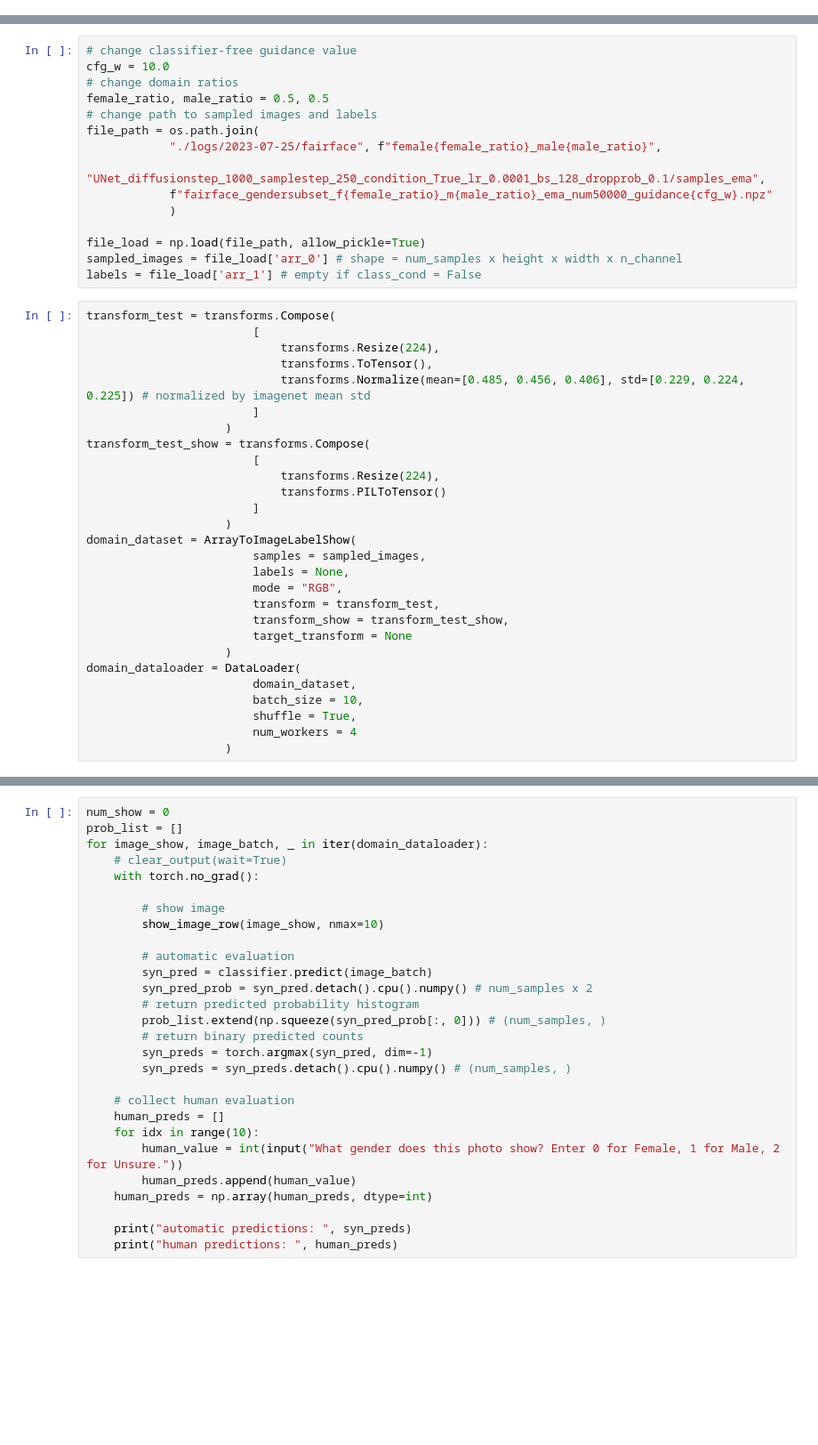
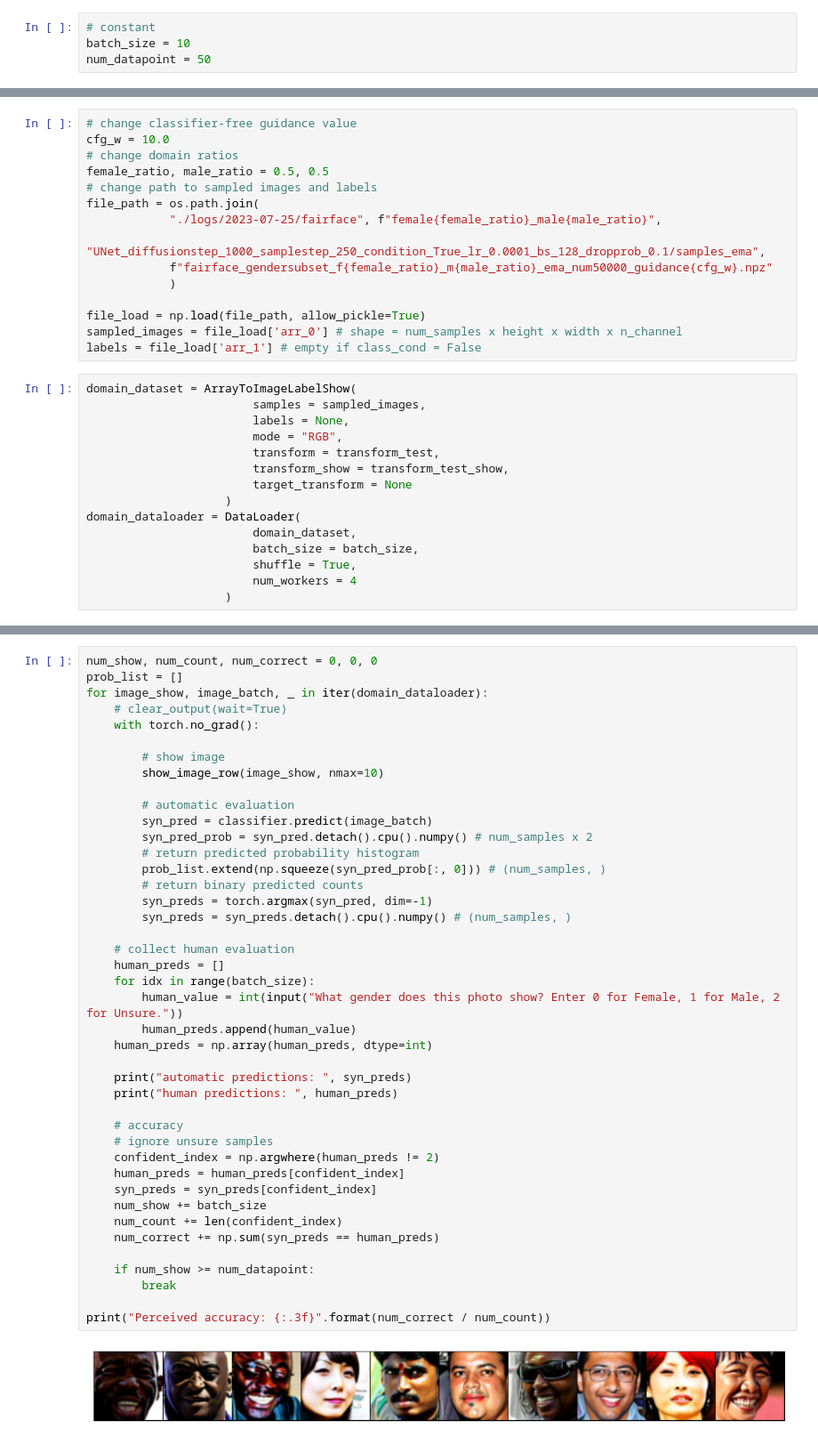
Before and after one commit to xinranliang/minimal-diffusion, a Jupyter notebook: interactive_domain_classifier.ipynb, the cells around one changed output, grey strips where cells are left out. Shown at 89% size. Saved outputs shown, nothing was run; the diff lists cells and outputs as text; blank space fills up the shorter version.

```diff
--- a/interactive_domain_classifier.ipynb
+++ b/interactive_domain_classifier.ipynb
@@ -93,0 +139,4 @@ def show_image_row(image_batch, nmax=4):
+# %%
+# constant
+batch_size = 10
+num_datapoint = 50
@@ -107,19 +158,6 @@ file_load = np.load(file_path, allow_pickle=True)
 sampled_images = file_load['arr_0'] # shape = num_samples x height x width x n_channel
 labels = file_load['arr_1'] # empty if class_cond = False
 # %%
-transform_test = transforms.Compose(
-                        [
-                            transforms.Resize(224),
-                            transforms.ToTensor(),
-                            transforms.Normalize(mean=[0.485, 0.456, 0.406], std=[0.229, 0.224, 0.225]) # normalized by imagenet mean std
-                        ]
-                    )
-transform_test_show = transforms.Compose(
-                        [
-                            transforms.Resize(224),
-                            transforms.PILToTensor()
-                        ]
-                    )
 domain_dataset = ArrayToImageLabelShow(
                         samples = sampled_images,
                         labels = None,
@@ -130,7 +168,7 @@ domain_dataset = ArrayToImageLabelShow(
                     )
 domain_dataloader = DataLoader(
                         domain_dataset,
-                        batch_size = 10,
+                        batch_size = batch_size,
                         shuffle = True,
                         num_workers = 4
                     )
@@ -149,28 +177,44 @@ classifier.eval()
 # %%
-num_show = 0
+num_show, num_count, num_correct = 0, 0, 0
 prob_list = []
 for image_show, image_batch, _ in iter(domain_dataloader):
     # clear_output(wait=True)
     with torch.no_grad():
 
         # show image
         show_image_row(image_show, nmax=10)
 
         # automatic evaluation
         syn_pred = classifier.predict(image_batch)
         syn_pred_prob = syn_pred.detach().cpu().numpy() # num_samples x 2
         # return predicted probability histogram
         prob_list.extend(np.squeeze(syn_pred_prob[:, 0])) # (num_samples, )
         # return binary predicted counts
         syn_preds = torch.argmax(syn_pred, dim=-1)
         syn_preds = syn_preds.detach().cpu().numpy() # (num_samples, )
 
     # collect human evaluation
     human_preds = []
-    for idx in range(10):
+    for idx in range(batch_size):
         human_value = int(input("What gender does this photo show? Enter 0 for Female, 1 for Male, 2 for Unsure."))
         human_preds.append(human_value)
     human_preds = np.array(human_preds, dtype=int)
 
     print("automatic predictions: ", syn_preds)
     print("human predictions: ", human_preds)
+
+    # accuracy
+    # ignore unsure samples
+    confident_index = np.argwhere(human_preds != 2)
+    human_preds = human_preds[confident_index]
+    syn_preds = syn_preds[confident_index]
+    num_show += batch_size
+    num_count += len(confident_index)
+    num_correct += np.sum(syn_preds == human_preds)
+
+    if num_show >= num_datapoint:
+        break
+
+print("Perceived accuracy: {:.3f}".format(num_correct / num_count))
+# %% [output]
+[figure, added]
```
Also changed, not shown: parts of 38 cells of this notebook, 4 other files.
